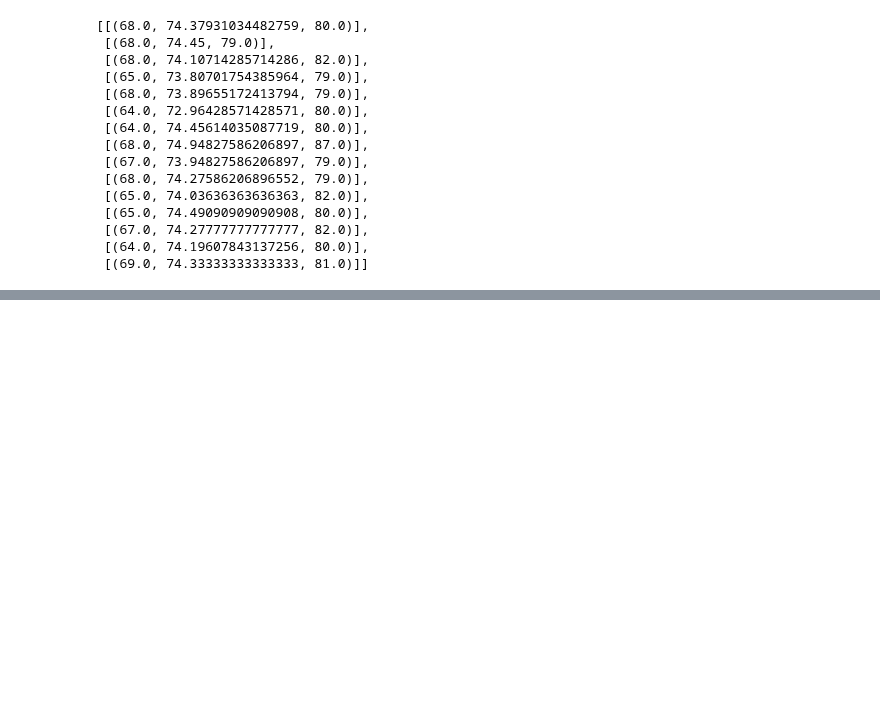
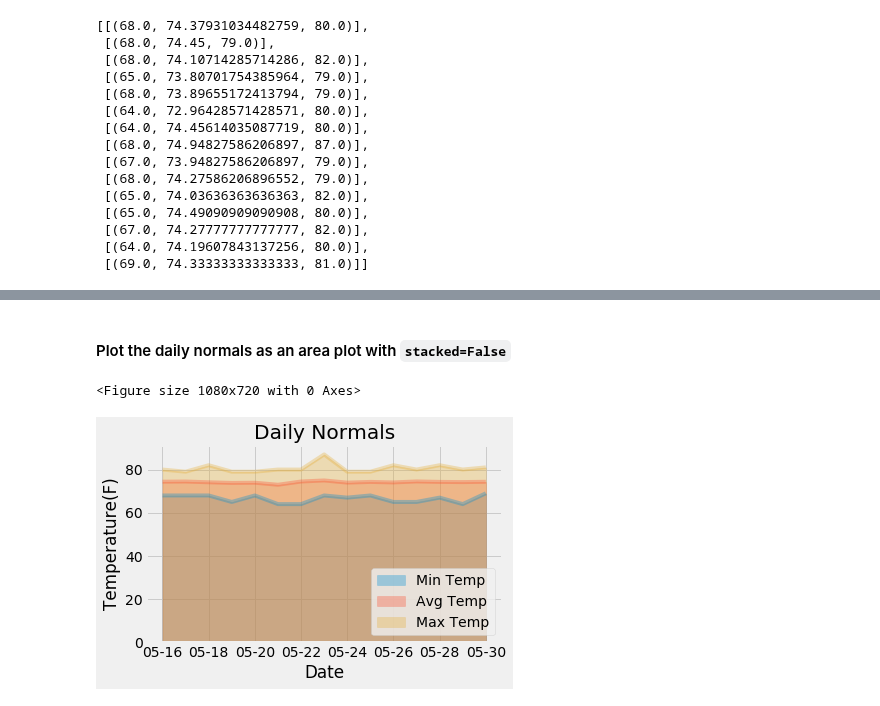
Before and after one commit to ShimsyV/sqlalchemy-challenge, a Jupyter notebook: Surfs_up.ipynb, the cells around one changed output, grey strips where cells are left out. Drawn from its saved outputs; the diff is of its cells as text; code cells hidden in the pictures; blank space fills up the shorter version.

```diff
--- a/Surfs_up.ipynb
+++ b/Surfs_up.ipynb
@@ -495,3 +497,18 @@ normalsTable
 | 05-28 | 67.0 | 74.277778 | 82.0 |
 | 05-29 | 64.0 | 74.196078 | 80.0 |
 | 05-30 | 69.0 | 74.333333 | 81.0 |
+# %% [markdown]
+#### Plot the daily normals as an area plot with `stacked=False`
+# %%
+plt.figure(figsize=(15,10))
+normalsTable.plot.area(stacked=False, alpha=.333)
+plt.ylabel("Temperature(F)")
+plt.title("Daily Normals")
+plt.legend(loc='lower right')
+plt.tight_layout()
+
+
+plt.show()
+# %% [output]
+<Figure size 1080x720 with 0 Axes>
+[figure, added]
```
Also changed, not shown: parts of 2 cells of this notebook.
